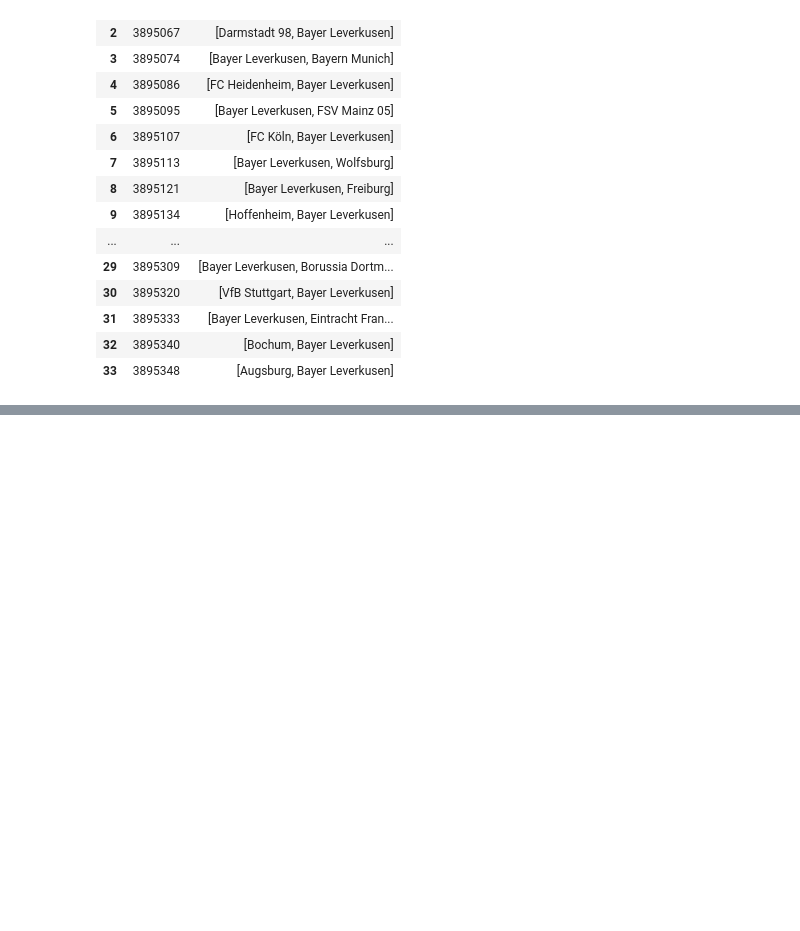
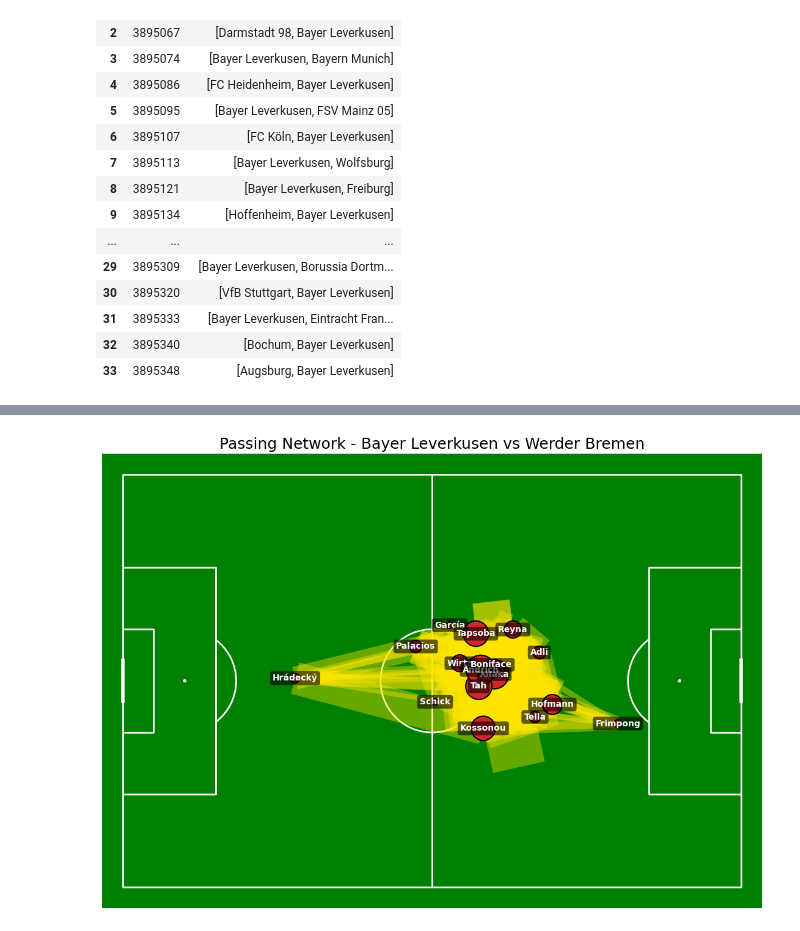
Before and after one commit to josehenriqueroveda/leverkusen-2324, a Jupyter notebook: src/lab.ipynb, the cells around one changed output, grey strips where cells are left out. Saved outputs shown, nothing was run; the diff lists cells and outputs as text; code cells hidden in the pictures; blank space fills up the shorter version.

Commit message:
feat: add passing network

```diff
--- a/src/lab.ipynb
+++ b/src/lab.ipynb
@@ -102,0 +120,52 @@ fig.tight_layout()
+# %%
+passes[['x', 'y']] = passes['location_x'].apply(pd.Series)
+# %%
+# 1️⃣ Posição média de cada jogador
+player_positions = passes.groupby('player').agg({'x':'mean', 'y':'mean', 'id':'count'}).reset_index()
+player_positions.rename(columns={'id': 'num_passes'}, inplace=True)
+# %%
+# 2️⃣ Conexões entre jogadores (matriz de passes)
+pass_between = passes.groupby(['player', 'pass_recipient']).size().reset_index(name='pass_count')
+# %%
+# 3️⃣ Aplicar filtro de mínimo de passes para traçar conexão
+MIN_PASSES = 5
+pass_between_filtered = pass_between[pass_between['pass_count'] >= MIN_PASSES]
+# %%
+pitch = Pitch(pitch_type='statsbomb', pitch_color='green', line_color='white')
+fig, ax = pitch.draw(figsize=(12, 8))
+
+# Desenhar conexões filtradas
+for _, row in pass_between_filtered.iterrows():
+    passer = row['player']
+    recipient = row['pass_recipient']
+    count = row['pass_count']
+
+    passer_pos = player_positions[player_positions['player'] == passer]
+    recipient_pos = player_positions[player_positions['player'] == recipient]
+
+    if not passer_pos.empty and not recipient_pos.empty:
+        x_start, y_start = passer_pos['x'].values[0], passer_pos['y'].values[0]
+        x_end, y_end = recipient_pos['x'].values[0], recipient_pos['y'].values[0]
+
+        pitch.lines(
+            x_start, y_start, x_end, y_end,
+            ax=ax, lw=count*0.5, color="#ffe600", alpha=0.4, zorder=1
+        )
+
+# Desenhar os jogadores com tamanho proporcional ao número de passes
+max_passes = player_positions['num_passes'].max()
+sizes = player_positions['num_passes'] / max_passes * 1200  # tamanho relativo
+
+pitch.scatter(player_positions['x'], player_positions['y'], s=sizes,
+              color='#d62728', edgecolors='black', linewidth=1.5, ax=ax, zorder=2)
+
+# Adicionar os nomes dos jogadores
+for idx, row in player_positions.iterrows():
+    ax.text(row['x'], row['y'], row['player'].split()[-1], ha='center', va='center',
+            fontsize=10, fontweight='bold', color='white', zorder=3,
+            bbox=dict(facecolor='black', alpha=0.6, edgecolor='none', boxstyle='round,pad=0.3'))
+
+ax.set_title('Passing Network - Bayer Leverkusen vs Werder Bremen', fontsize=18)
+fig.tight_layout()
+# %% [output]
+[figure, added]
```
Also changed, not shown: parts of 11 cells of this notebook.
